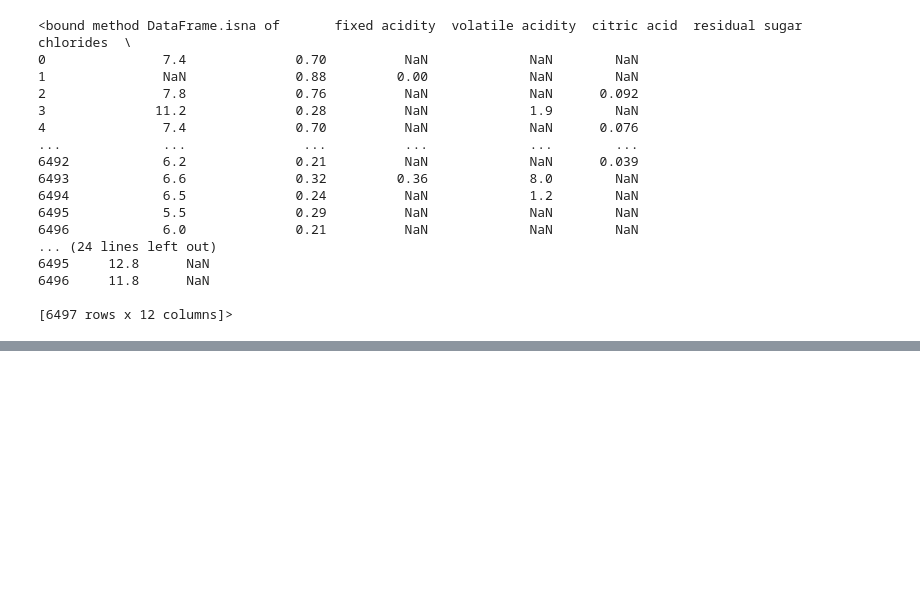
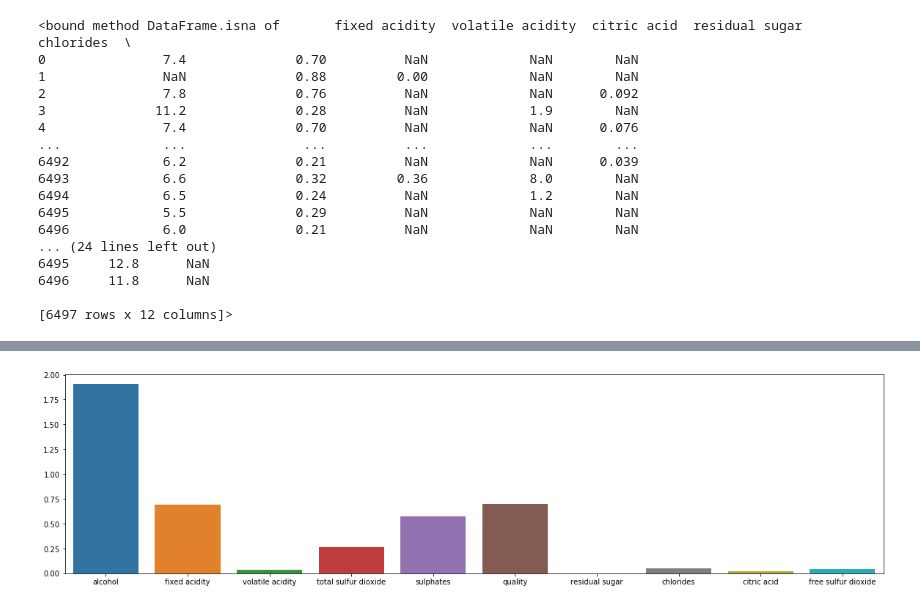
Before and after one commit to Praneethct/PredicitingMissingValues, a Jupyter notebook: wineQuality.ipynb, the cells around one changed output, grey strips where cells are left out. Cells and saved outputs as stored; diff of their text form; code cells hidden in the pictures; blank space fills up the shorter version.

```diff
--- a/wineQuality.ipynb
+++ b/wineQuality.ipynb
@@ -300,0 +401,4 @@ wine_copy.isna
+# %%
+visualizeError(num_error)
+# %% [output]
+[figure, added]
```
Also changed, not shown: parts of 12 cells of this notebook.
